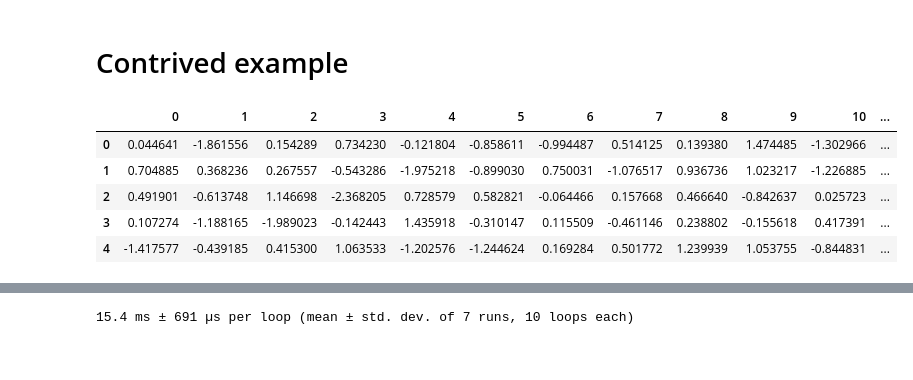
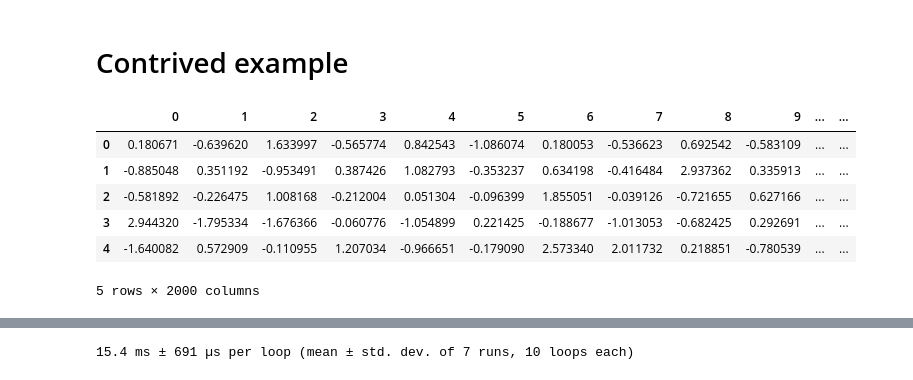
Before and after one commit to PirateGrunt/paw_rpm, a Jupyter notebook: notebooks/04_sm_hack.ipynb, the cells around one changed output, grey strips where cells are left out. Cells and saved outputs as stored; diff of their text form; code cells hidden in the pictures.

```diff
--- a/notebooks/04_sm_hack.ipynb
+++ b/notebooks/04_sm_hack.ipynb
@@ -255,15 +253,16 @@ np.allclose(a0, a1), np.allclose(a0, a1x),  np.allclose(a0, a2), np.allclose(a0,
 # %% [markdown]
 # Contrived example
 # %%
-tdf = pd.DataFrame(np.random.normal(size=(20000,20)))
+tdf = pd.DataFrame(np.random.normal(size=(20000,2000)))
 tdf.head()
 # %% [output]
-|  | 0 | 1 | 2 | 3 | 4 | 5 | 6 | 7 | 8 | 9 | 10 | ... |
-| 0 | 0.044641 | -1.861556 | 0.154289 | 0.734230 | -0.121804 | -0.858611 | -0.994487 | 0.514125 | 0.139380 | 1.474485 | -1.302966 | ... |
-| 1 | 0.704885 | 0.368236 | 0.267557 | -0.543286 | -1.975218 | -0.899030 | 0.750031 | -1.076517 | 0.936736 | 1.023217 | -1.226885 | ... |
-| 2 | 0.491901 | -0.613748 | 1.146698 | -2.368205 | 0.728579 | 0.582821 | -0.064466 | 0.157668 | 0.466640 | -0.842637 | 0.025723 | ... |
-| 3 | 0.107274 | -1.188165 | -1.989023 | -0.142443 | 1.435918 | -0.310147 | 0.115509 | -0.461146 | 0.238802 | -0.155618 | 0.417391 | ... |
-| 4 | -1.417577 | -0.439185 | 0.415300 | 1.063533 | -1.202576 | -1.244624 | 0.169284 | 0.501772 | 1.239939 | 1.053755 | -0.844831 | ... |
+|  | 0 | 1 | 2 | 3 | 4 | 5 | 6 | 7 | 8 | 9 | ... | ... |
+| 0 | 0.180671 | -0.639620 | 1.633997 | -0.565774 | 0.842543 | -1.086074 | 0.180053 | -0.536623 | 0.692542 | -0.583109 | ... | ... |
+| 1 | -0.885048 | 0.351192 | -0.953491 | 0.387426 | 1.082793 | -0.353237 | 0.634198 | -0.416484 | 2.937362 | 0.335913 | ... | ... |
+| 2 | -0.581892 | -0.226475 | 1.008168 | -0.212004 | 0.051304 | -0.096399 | 1.855051 | -0.039126 | -0.721655 | 0.627166 | ... | ... |
+| 3 | 2.944320 | -1.795334 | -1.676366 | -0.060776 | -1.054899 | 0.221425 | -0.188677 | -1.013053 | -0.682425 | 0.292691 | ... | ... |
+| 4 | -1.640082 | 0.572909 | -0.110955 | 1.207034 | -0.966651 | -0.179090 | 2.573340 | 2.011732 | 0.218851 | -0.780539 | ... | ... |
+5 rows × 2000 columns
 # %%
 tdf.groupby(lambda x: x // 5000).sum(axis=0)
 # %% [output]
```
Also changed, not shown: parts of 35 cells of this notebook, 1 other file.
